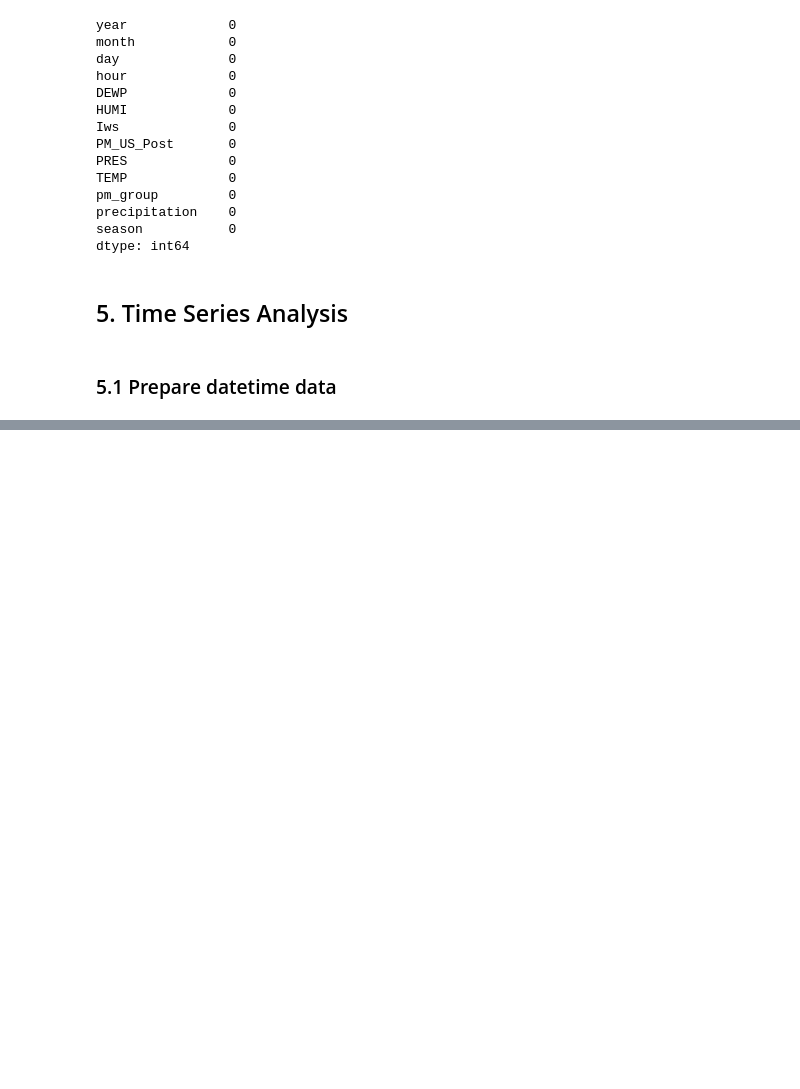
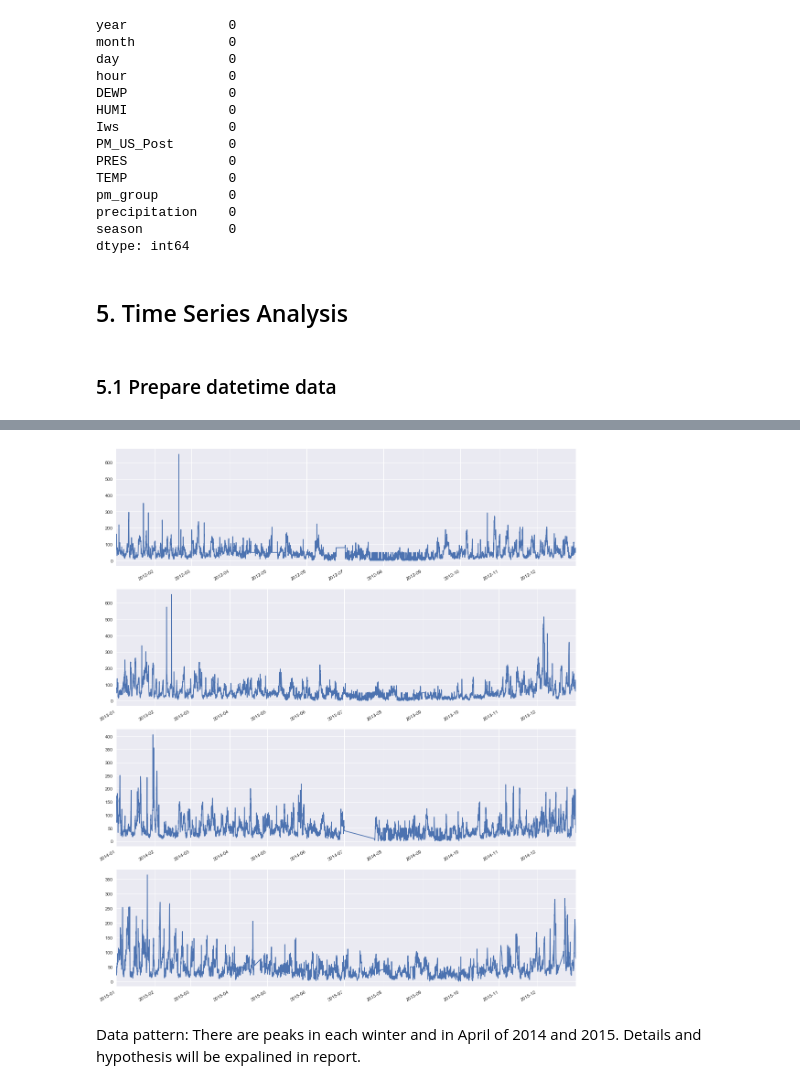
Before and after one commit to KiyoshiKAWASAKI/FDS_project_17Fall, a Jupyter notebook: FDS_JH.ipynb, the cells around one changed output, grey strips where cells are left out. Cells and saved outputs as stored; diff of their text form; code cells hidden in the pictures; blank space fills up the shorter version.

```diff
--- a/FDS_JH.ipynb
+++ b/FDS_JH.ipynb
@@ -388,0 +427,15 @@ time_data.index.name = None
+# %%
+# Plot per year PM2.5 density trend
+ax1 = plt.subplot(411)
+time_data.PM_US_Post['2012'].plot(figsize=(18,24))
+ax2 = plt.subplot(412)
+time_data.PM_US_Post['2013'].plot(figsize=(18,24))
+ax3 = plt.subplot(413)
+time_data.PM_US_Post['2014'].plot(figsize=(18,24))
+ax4 = plt.subplot(414)
+time_data.PM_US_Post['2015'].plot(figsize=(18,24))
+plt.show()
+# %% [output]
+[figure, added]
+# %% [markdown]
+Data pattern: There are peaks in each winter and in April of 2014 and 2015. Details and hypothesis will be expalined in report.
```
Also changed, not shown: parts of 30 cells of this notebook.
